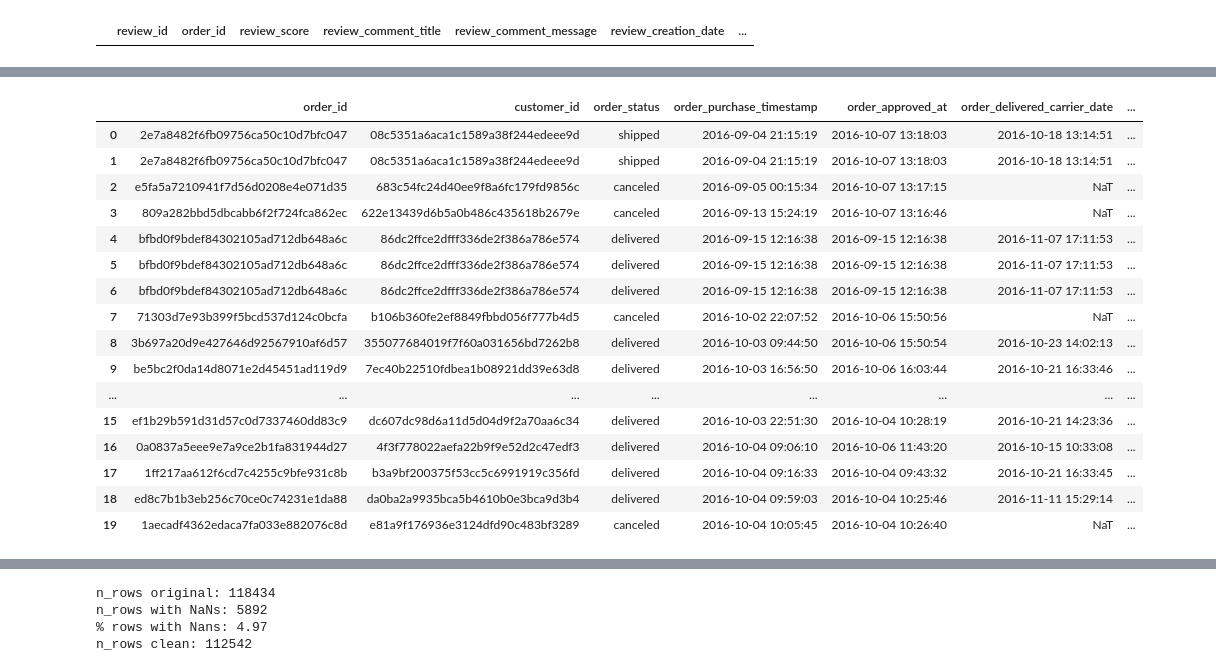
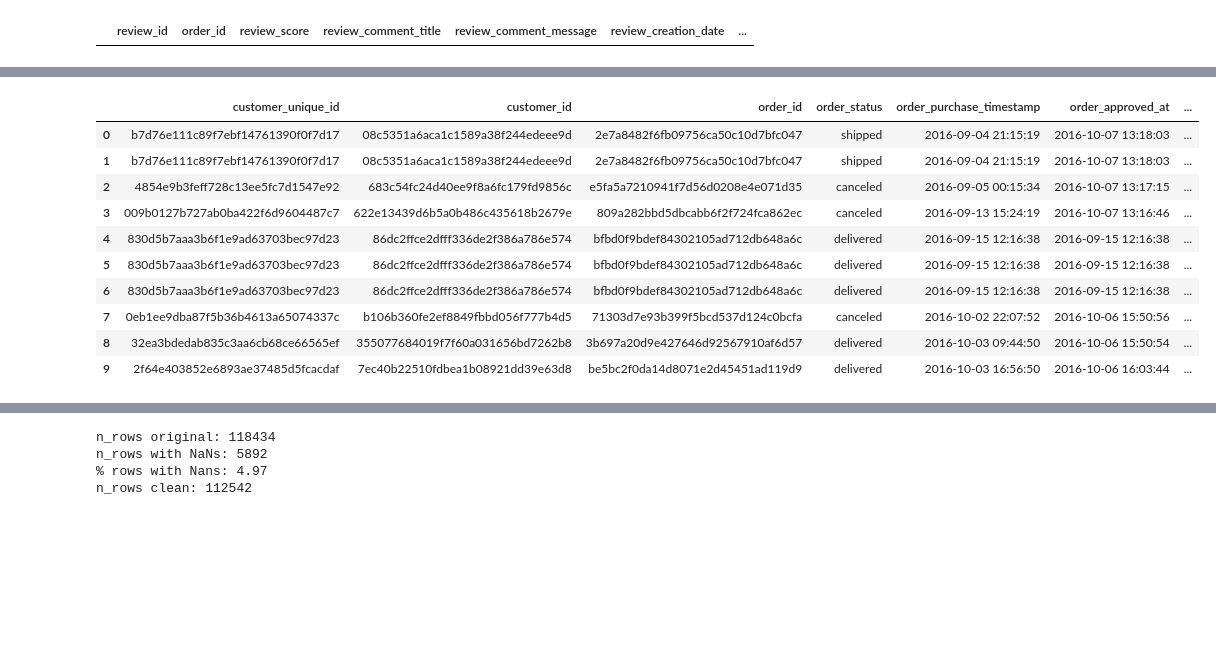
Before and after one commit to aridiawan/ecommerce-analysis, a Jupyter notebook: notebooks/1.0.2-data-preparation.ipynb, the cells around one changed output, grey strips where cells are left out. Cells and saved outputs as stored; diff of their text form; code cells hidden in the pictures; blank space fills up the shorter version.

```diff
--- a/notebooks/1.0.2-data-preparation.ipynb
+++ b/notebooks/1.0.2-data-preparation.ipynb
@@ -284,2 +394,0 @@ number of rows: 99224
-# %%
-order_reviews.sort_values(by=["order_id", "review_answer_timestamp"], ignore_index=True, inplace=True)
@@ -394,0 +404,3 @@ False
+# %%
+master_data = customers[["customer_unique_id", "customer_id"]].merge(orders, on="customer_id", how="left")
+master_data.shape
@@ -395,4 +411,4 @@ False
 # %%
-master_data = orders.merge(order_items, on="order_id", how="left")
+master_data = master_data.merge(order_items, on="order_id", how="left")
 master_data.shape
 # %% [output]
@@ -410,3 +429,0 @@ master_data.shape
-# %%
-master_data = master_data.merge(customers, on="customer_id", how="left")
-master_data.shape
@@ -428,21 +444,15 @@ master_data.shape
 # %%
-master_data.sort_values(by=["order_purchase_timestamp", "order_id", "order_item_id", "payment_sequential"], inplace=True, ignore_index=True)
-master_data.head(20)
+master_data.sort_values(by=["order_purchase_timestamp", "customer_unique_id", "order_id", "order_item_id", "payment_sequential"], inplace=True, ignore_index=True)
+master_data.head(10)
 # %% [output]
-|  | order_id | customer_id | order_status | order_purchase_timestamp | order_approved_at | order_delivered_carrier_date | ... |
-| 0 | 2e7a8482f6fb09756ca50c10d7bfc047 | 08c5351a6aca1c1589a38f244edeee9d | shipped | 2016-09-04 21:15:19 | 2016-10-07 13:18:03 | 2016-10-18 13:14:51 | ... |
-| 1 | 2e7a8482f6fb09756ca50c10d7bfc047 | 08c5351a6aca1c1589a38f244edeee9d | shipped | 2016-09-04 21:15:19 | 2016-10-07 13:18:03 | 2016-10-18 13:14:51 | ... |
-| 2 | e5fa5a7210941f7d56d0208e4e071d35 | 683c54fc24d40ee9f8a6fc179fd9856c | canceled | 2016-09-05 00:15:34 | 2016-10-07 13:17:15 | NaT | ... |
-| 3 | 809a282bbd5dbcabb6f2f724fca862ec | 622e13439d6b5a0b486c435618b2679e | canceled | 2016-09-13 15:24:19 | 2016-10-07 13:16:46 | NaT | ... |
-| 4 | bfbd0f9bdef84302105ad712db648a6c | 86dc2ffce2dfff336de2f386a786e574 | delivered | 2016-09-15 12:16:38 | 2016-09-15 12:16:38 | 2016-11-07 17:11:53 | ... |
-| 5 | bfbd0f9bdef84302105ad712db648a6c | 86dc2ffce2dfff336de2f386a786e574 | delivered | 2016-09-15 12:16:38 | 2016-09-15 12:16:38 | 2016-11-07 17:11:53 | ... |
-| 6 | bfbd0f9bdef84302105ad712db648a6c | 86dc2ffce2dfff336de2f386a786e574 | delivered | 2016-09-15 12:16:38 | 2016-09-15 12:16:38 | 2016-11-07 17:11:53 | ... |
-| 7 | 71303d7e93b399f5bcd537d124c0bcfa | b106b360fe2ef8849fbbd056f777b4d5 | canceled | 2016-10-02 22:07:52 | 2016-10-06 15:50:56 | NaT | ... |
-| 8 | 3b697a20d9e427646d92567910af6d57 | 355077684019f7f60a031656bd7262b8 | delivered | 2016-10-03 09:44:50 | 2016-10-06 15:50:54 | 2016-10-23 14:02:13 | ... |
-| 9 | be5bc2f0da14d8071e2d45451ad119d9 | 7ec40b22510fdbea1b08921dd39e63d8 | delivered | 2016-10-03 16:56:50 | 2016-10-06 16:03:44 | 2016-10-21 16:33:46 | ... |
-| ... | ... | ... | ... | ... | ... | ... | ... |
-| 15 | ef1b29b591d31d57c0d7337460dd83c9 | dc607dc98d6a11d5d04d9f2a70aa6c34 | delivered | 2016-10-03 22:51:30 | 2016-10-04 10:28:19 | 2016-10-21 14:23:36 | ... |
-| 16 | 0a0837a5eee9e7a9ce2b1fa831944d27 | 4f3f778022aefa22b9f9e52d2c47edf3 | delivered | 2016-10-04 09:06:10 | 2016-10-06 11:43:20 | 2016-10-15 10:33:08 | ... |
-| 17 | 1ff217aa612f6cd7c4255c9bfe931c8b | b3a9bf200375f53cc5c6991919c356fd | delivered | 2016-10-04 09:16:33 | 2016-10-04 09:43:32 | 2016-10-21 16:33:45 | ... |
-| 18 | ed8c7b1b3eb256c70ce0c74231e1da88 | da0ba2a9935bca5b4610b0e3bca9d3b4 | delivered | 2016-10-04 09:59:03 | 2016-10-04 10:25:46 | 2016-11-11 15:29:14 | ... |
-| 19 | 1aecadf4362edaca7fa033e882076c8d | e81a9f176936e3124dfd90c483bf3289 | canceled | 2016-10-04 10:05:45 | 2016-10-04 10:26:40 | NaT | ... |
+|  | customer_unique_id | customer_id | order_id | order_status | order_purchase_timestamp | order_approved_at | ... |
+| 0 | b7d76e111c89f7ebf14761390f0f7d17 | 08c5351a6aca1c1589a38f244edeee9d | 2e7a8482f6fb09756ca50c10d7bfc047 | shipped | 2016-09-04 21:15:19 | 2016-10-07 13:18:03 | ... |
+| 1 | b7d76e111c89f7ebf14761390f0f7d17 | 08c5351a6aca1c1589a38f244edeee9d | 2e7a8482f6fb09756ca50c10d7bfc047 | shipped | 2016-09-04 21:15:19 | 2016-10-07 13:18:03 | ... |
+| 2 | 4854e9b3feff728c13ee5fc7d1547e92 | 683c54fc24d40ee9f8a6fc179fd9856c | e5fa5a7210941f7d56d0208e4e071d35 | canceled | 2016-09-05 00:15:34 | 2016-10-07 13:17:15 | ... |
+| 3 | 009b0127b727ab0ba422f6d9604487c7 | 622e13439d6b5a0b486c435618b2679e | 809a282bbd5dbcabb6f2f724fca862ec | canceled | 2016-09-13 15:24:19 | 2016-10-07 13:16:46 | ... |
+| 4 | 830d5b7aaa3b6f1e9ad63703bec97d23 | 86dc2ffce2dfff336de2f386a786e574 | bfbd0f9bdef84302105ad712db648a6c | delivered | 2016-09-15 12:16:38 | 2016-09-15 12:16:38 | ... |
+| 5 | 830d5b7aaa3b6f1e9ad63703bec97d23 | 86dc2ffce2dfff336de2f386a786e574 | bfbd0f9bdef84302105ad712db648a6c | delivered | 2016-09-15 12:16:38 | 2016-09-15 12:16:38 | ... |
+| 6 | 830d5b7aaa3b6f1e9ad63703bec97d23 | 86dc2ffce2dfff336de2f386a786e574 | bfbd0f9bdef84302105ad712db648a6c | delivered | 2016-09-15 12:16:38 | 2016-09-15 12:16:38 | ... |
+| 7 | 0eb1ee9dba87f5b36b4613a65074337c | b106b360fe2ef8849fbbd056f777b4d5 | 71303d7e93b399f5bcd537d124c0bcfa | canceled | 2016-10-02 22:07:52 | 2016-10-06 15:50:56 | ... |
+| 8 | 32ea3bdedab835c3aa6cb68ce66565ef | 355077684019f7f60a031656bd7262b8 | 3b697a20d9e427646d92567910af6d57 | delivered | 2016-10-03 09:44:50 | 2016-10-06 15:50:54 | ... |
+| 9 | 2f64e403852e6893ae37485d5fcacdaf | 7ec40b22510fdbea1b08921dd39e63d8 | be5bc2f0da14d8071e2d45451ad119d9 | delivered | 2016-10-03 16:56:50 | 2016-10-06 16:03:44 | ... |
```
Also changed, not shown: parts of 150 cells of this notebook.
